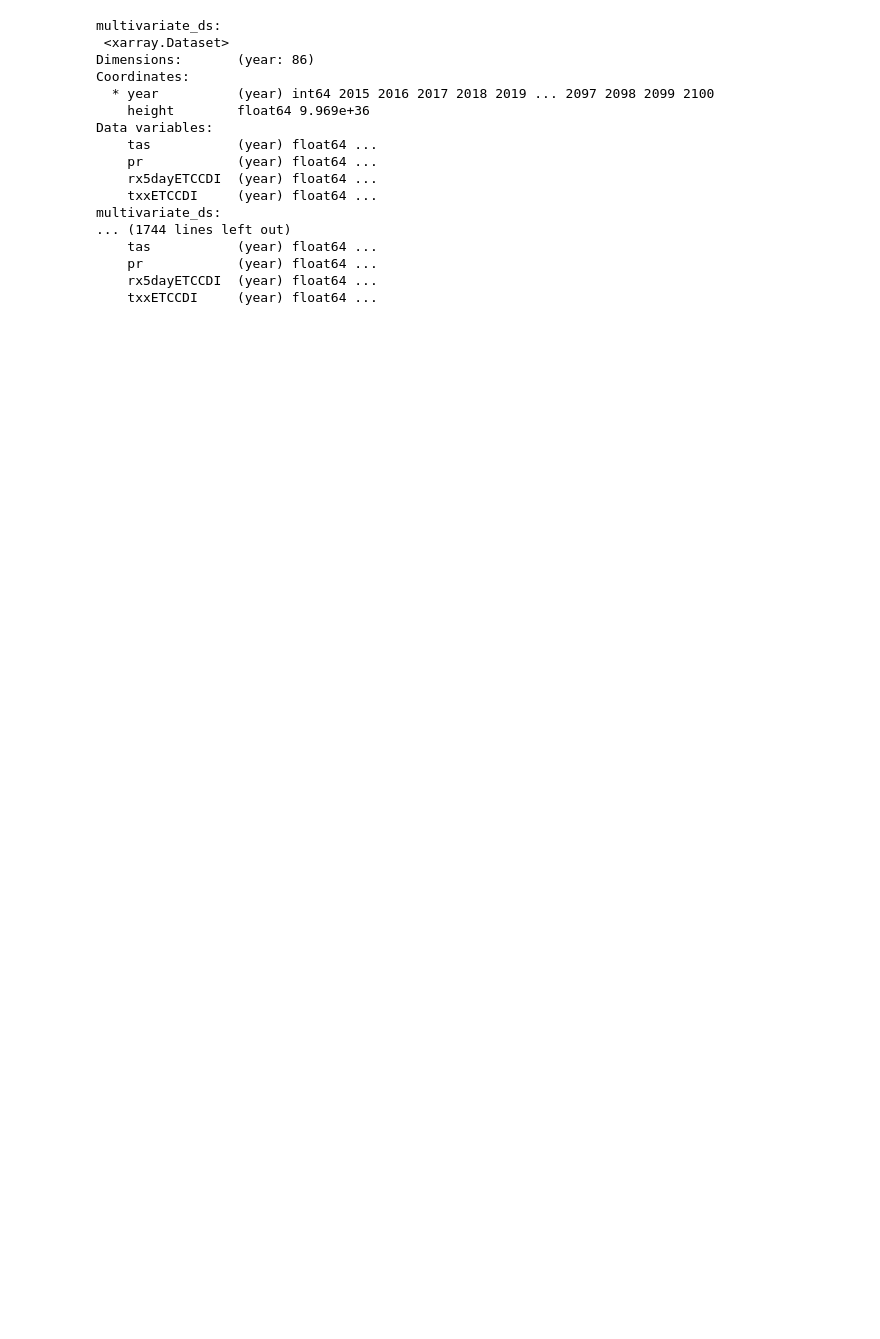
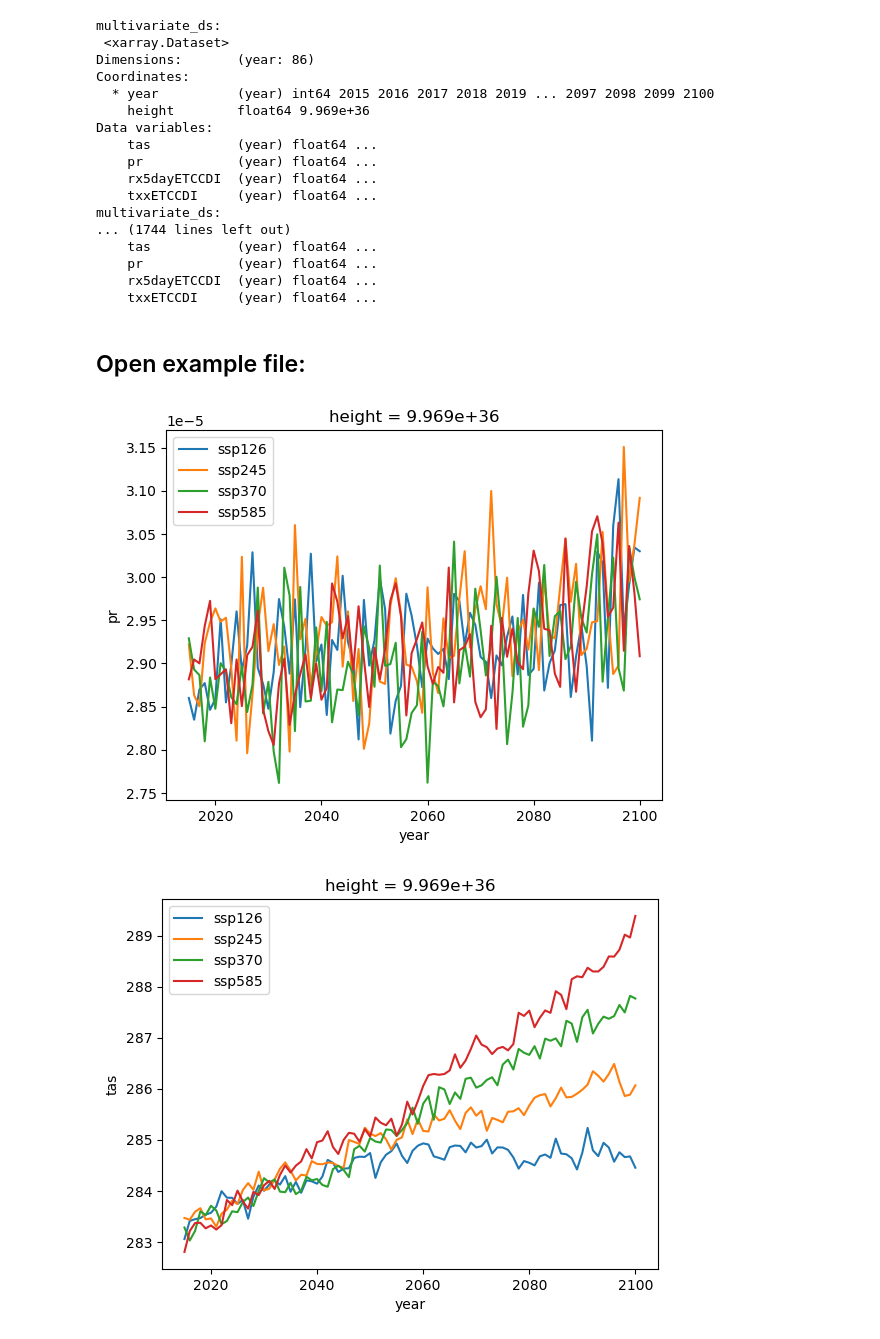
Before and after one commit to Johannesfjeldsaa/Masterthesis_S23, a Jupyter notebook: 05 - Create multivariate datasets.ipynb, the cells around one changed output. Drawn from its saved outputs; the diff is of its cells as text; code cells hidden in the pictures; blank space fills up the shorter version.

Commit message:
Startet pre-analaysis of global analysis

```diff
--- a/05 - Create multivariate datasets.ipynb
+++ b/05 - Create multivariate datasets.ipynb
@@ -88,3 +95,41 @@ multivariate_ds:
     pr            (year) float64 ...
     rx5dayETCCDI  (year) float64 ...
     txxETCCDI     (year) float64 ...
+# %% [markdown]
+## Open example file:
+# %%
+test_file_ssp126 = Handle_Files().read_netcdf_to_xr('/nird/home/johannef/Masterthesis_S23 DataFiles/AnnualGlobalClimatologies/landmasked/multivariate/ssp126/mv_yr_ACCESS-ESM1-5_ssp126_r7i1p1f1_gn_2015-2100_landmasked_glob.nc')
+test_file_ssp245 = Handle_Files().read_netcdf_to_xr('/nird/home/johannef/Masterthesis_S23 DataFiles/AnnualGlobalClimatologies/landmasked/multivariate/ssp245/mv_yr_ACCESS-ESM1-5_ssp245_r1i1p1f1_gn_2015-2100_landmasked_glob.nc')
+test_file_ssp370 = Handle_Files().read_netcdf_to_xr('/nird/home/johannef/Masterthesis_S23 DataFiles/AnnualGlobalClimatologies/landmasked/multivariate/ssp370/mv_yr_ACCESS-ESM1-5_ssp370_r4i1p1f1_gn_2015-2100_landmasked_glob.nc')
+test_file_ssp585 = Handle_Files().read_netcdf_to_xr('/nird/home/johannef/Masterthesis_S23 DataFiles/AnnualGlobalClimatologies/landmasked/multivariate/ssp585/mv_yr_ACCESS-ESM1-5_ssp585_r6i1p1f1_gn_2015-2100_landmasked_glob.nc')
+
+test_file_ssp126.pr.plot(label='ssp126')
+test_file_ssp245.pr.plot(label='ssp245')
+test_file_ssp370.pr.plot(label='ssp370')
+test_file_ssp585.pr.plot(label='ssp585')
+plt.legend()
+plt.show()
+
+test_file_ssp126.tas.plot(label='ssp126')
+test_file_ssp245.tas.plot(label='ssp245')
+test_file_ssp370.tas.plot(label='ssp370')
+test_file_ssp585.tas.plot(label='ssp585')
+plt.legend()
+plt.show()
+
+test_file_ssp126.rx5dayETCCDI.plot(label='ssp126')
+test_file_ssp245.rx5dayETCCDI.plot(label='ssp245')
+test_file_ssp370.rx5dayETCCDI.plot(label='ssp370')
+test_file_ssp585.rx5dayETCCDI.plot(label='ssp585')
+plt.legend()
+plt.show()
+
+test_file_ssp126.txxETCCDI.plot(label='ssp126')
+test_file_ssp245.txxETCCDI.plot(label='ssp245')
+test_file_ssp370.txxETCCDI.plot(label='ssp370')
+test_file_ssp585.txxETCCDI.plot(label='ssp585')
+plt.legend()
+plt.show()
+# %% [output]
+[figure, added]
+[figure, added]
```
Also changed, not shown: parts of 3 cells of this notebook, 1 other file.
